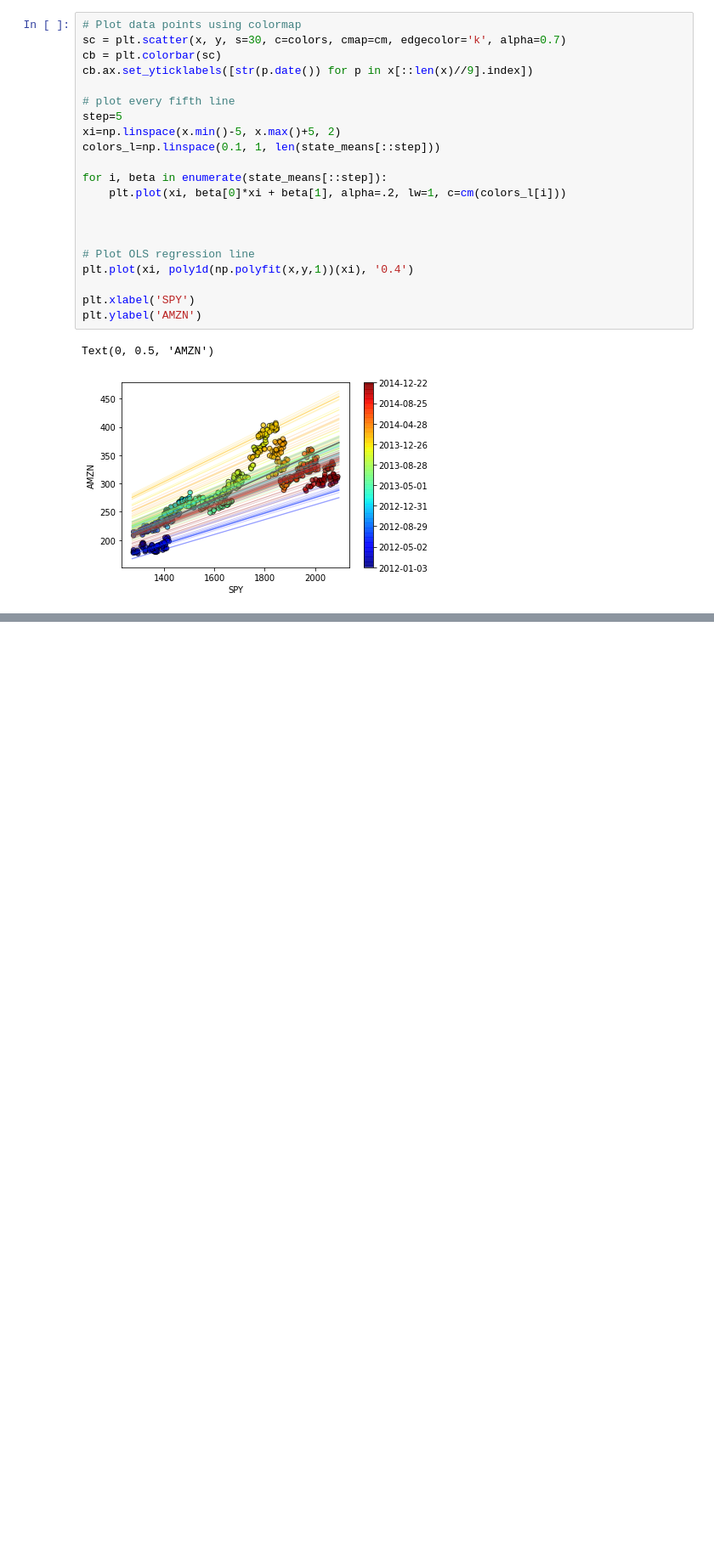
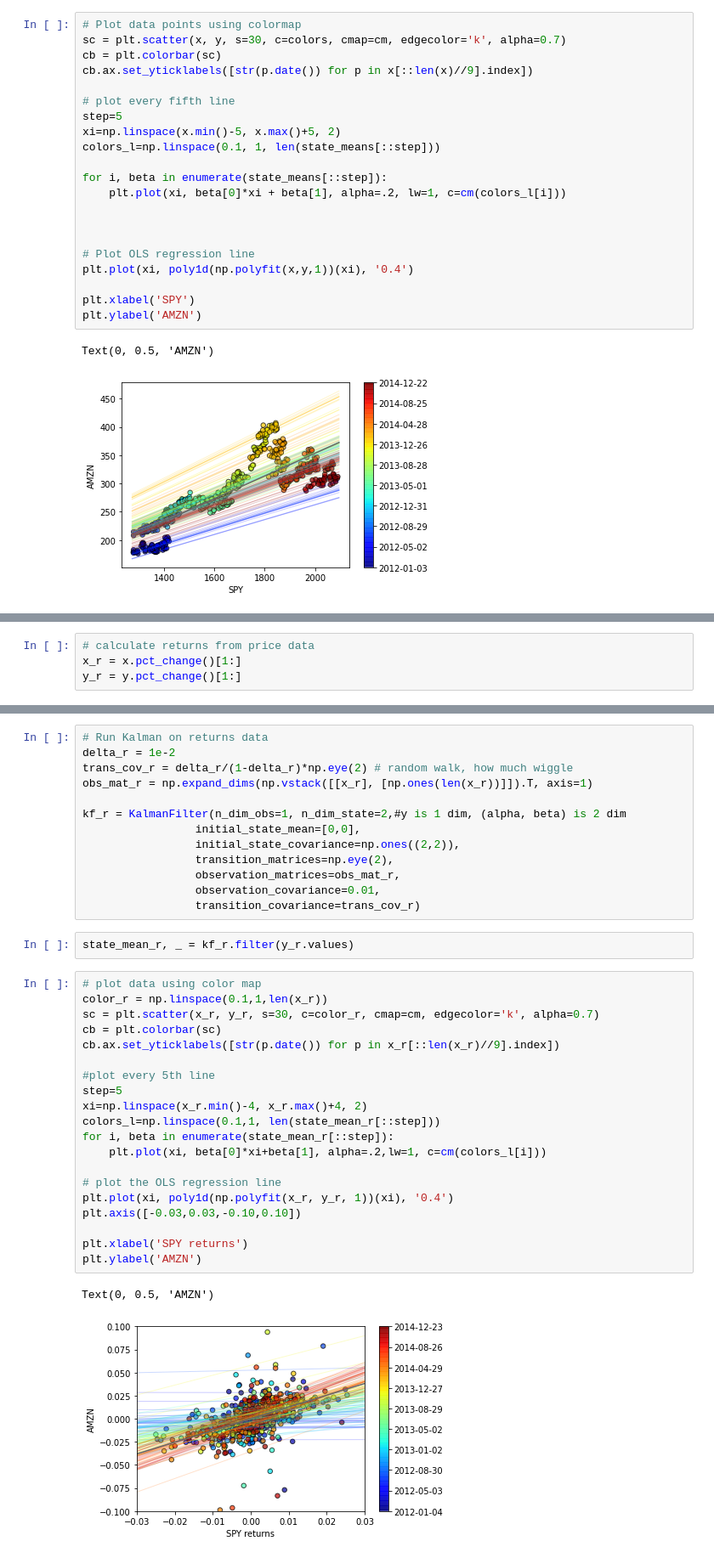
Before and after one commit to MoStgt/Python-For-Finance, a Jupyter notebook: KalmanFilter_MovingAverage.ipynb, the cells around one changed output, grey strips where cells are left out. Shown: that part at 85% size. Drawn from its saved outputs; the diff is of its cells as text; blank space fills up the shorter version.

```diff
--- a/KalmanFilter_MovingAverage.ipynb
+++ b/KalmanFilter_MovingAverage.ipynb
@@ -151,0 +156,4 @@ Text(0, 0.5, 'AMZN')
+# %%
+# calculate returns from price data
+x_r = x.pct_change()[1:]
+y_r = y.pct_change()[1:]
@@ -151,0 +176,38 @@ Text(0, 0.5, 'AMZN')
+# %%
+# Run Kalman on returns data
+delta_r = 1e-2
+trans_cov_r = delta_r/(1-delta_r)*np.eye(2) # random walk, how much wiggle
+obs_mat_r = np.expand_dims(np.vstack([[x_r], [np.ones(len(x_r))]]).T, axis=1)
+
+kf_r = KalmanFilter(n_dim_obs=1, n_dim_state=2,#y is 1 dim, (alpha, beta) is 2 dim
+                 initial_state_mean=[0,0],
+                 initial_state_covariance=np.ones((2,2)),
+                 transition_matrices=np.eye(2),
+                 observation_matrices=obs_mat_r,
+                 observation_covariance=0.01,
+                 transition_covariance=trans_cov_r)
+# %%
+state_mean_r, _ = kf_r.filter(y_r.values)
+# %%
+# plot data using color map
+color_r = np.linspace(0.1,1,len(x_r))
+sc = plt.scatter(x_r, y_r, s=30, c=color_r, cmap=cm, edgecolor='k', alpha=0.7)
+cb = plt.colorbar(sc)
+cb.ax.set_yticklabels([str(p.date()) for p in x_r[::len(x_r)//9].index])
+
+#plot every 5th line
+step=5
+xi=np.linspace(x_r.min()-4, x_r.max()+4, 2)
+colors_l=np.linspace(0.1,1, len(state_mean_r[::step]))
+for i, beta in enumerate(state_mean_r[::step]):
+    plt.plot(xi, beta[0]*xi+beta[1], alpha=.2,lw=1, c=cm(colors_l[i]))
+
+# plot the OLS regression line
+plt.plot(xi, poly1d(np.polyfit(x_r, y_r, 1))(xi), '0.4')
+plt.axis([-0.03,0.03,-0.10,0.10])
+
+plt.xlabel('SPY returns')
+plt.ylabel('AMZN')
+# %% [output]
+Text(0, 0.5, 'AMZN')
+[figure, added]
```
Also changed, not shown: parts of 3 cells of this notebook.
